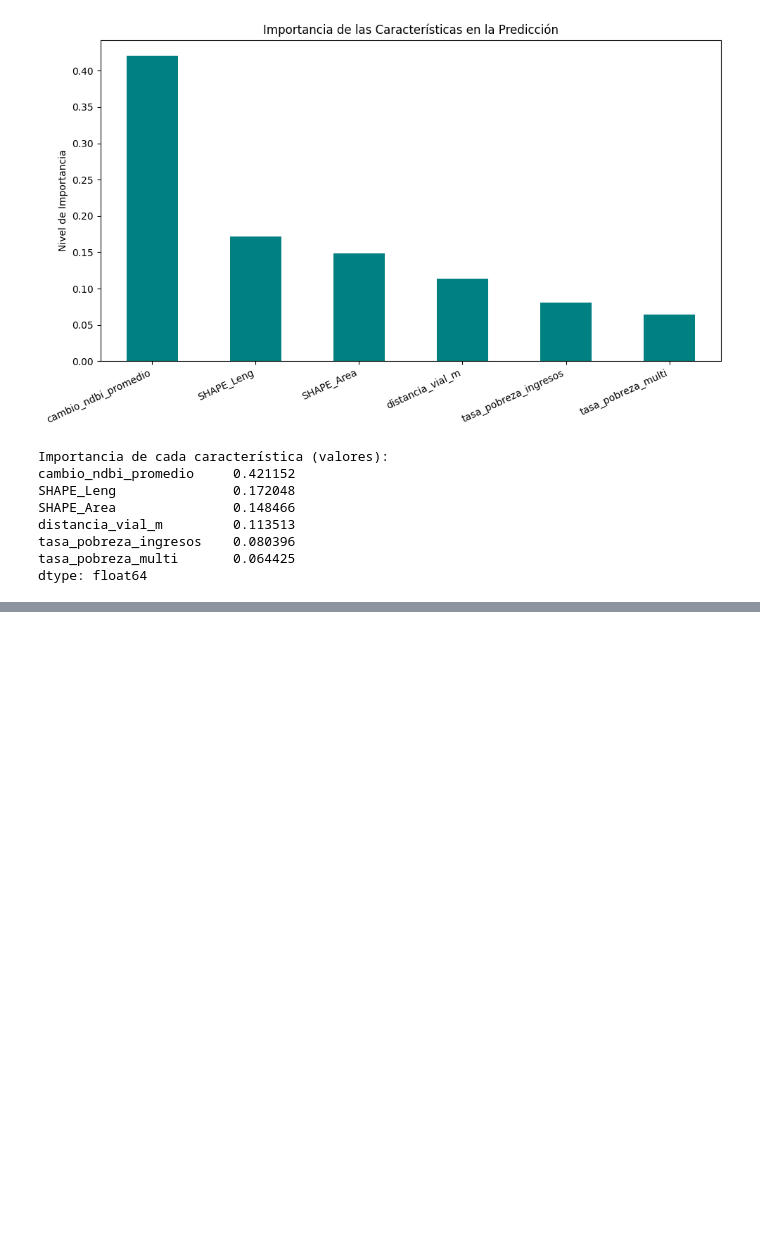
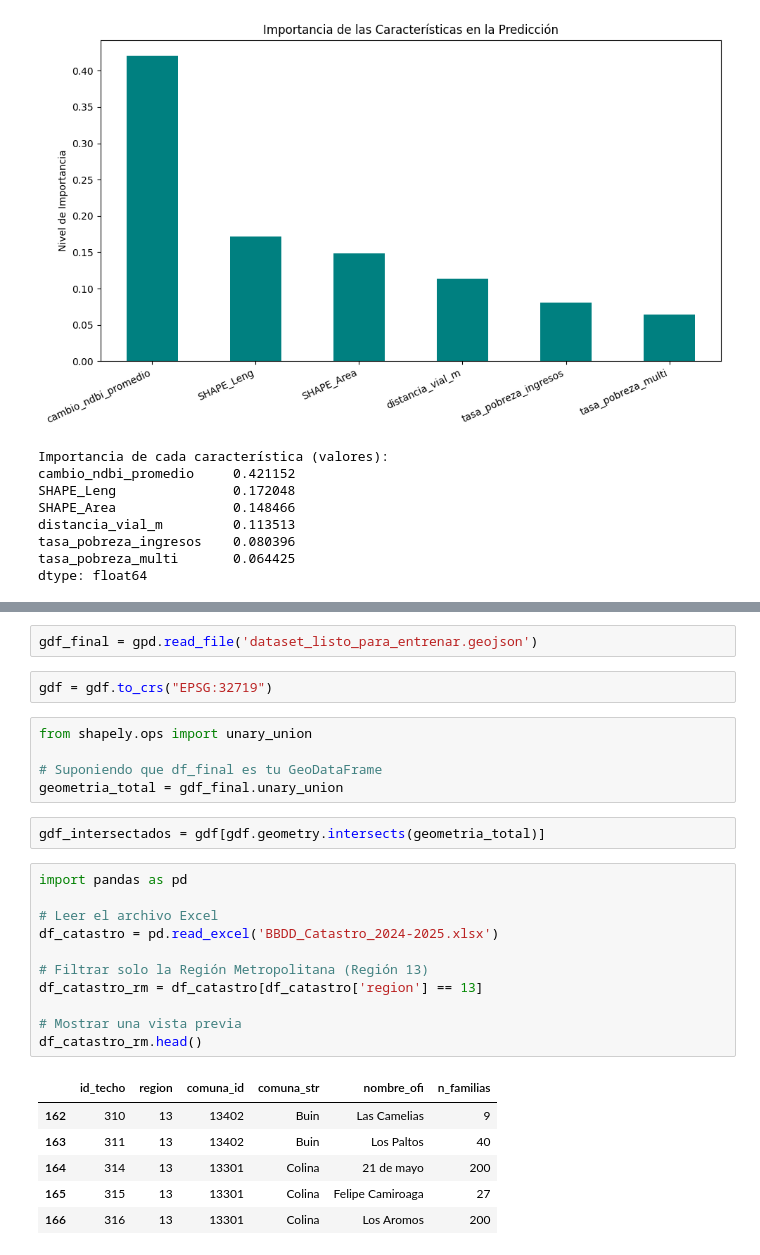
Before and after one commit to Mardones567/Proyecto_geo, a Jupyter notebook: preprocesaminto.ipynb, the cells around one changed output, grey strips where cells are left out. Cells and saved outputs as stored; diff of their text form; blank space fills up the shorter version.

```diff
--- a/preprocesaminto.ipynb
+++ b/preprocesaminto.ipynb
@@ -999,0 +1023,29 @@ dtype: float64
+# %%
+gdf_final = gpd.read_file('dataset_listo_para_entrenar.geojson')
+# %%
+gdf = gdf.to_crs("EPSG:32719")
+# %%
+from shapely.ops import unary_union
+
+# Suponiendo que df_final es tu GeoDataFrame
+geometria_total = gdf_final.unary_union
+# %%
+gdf_intersectados = gdf[gdf.geometry.intersects(geometria_total)]
+# %%
+import pandas as pd
+
+# Leer el archivo Excel
+df_catastro = pd.read_excel('BBDD_Catastro_2024-2025.xlsx')
+
+# Filtrar solo la Región Metropolitana (Región 13)
+df_catastro_rm = df_catastro[df_catastro['region'] == 13]
+
+# Mostrar una vista previa
+df_catastro_rm.head()
+# %% [output]
+|  | id_techo | region | comuna_id | comuna_str | nombre_ofi | n_familias |
+| 162 | 310 | 13 | 13402 | Buin | Las Camelias | 9 |
+| 163 | 311 | 13 | 13402 | Buin | Los Paltos | 40 |
+| 164 | 314 | 13 | 13301 | Colina | 21 de mayo | 200 |
+| 165 | 315 | 13 | 13301 | Colina | Felipe Camiroaga | 27 |
+| 166 | 316 | 13 | 13301 | Colina | Los Aromos | 200 |
```
Also changed, not shown: parts of 3 cells of this notebook, 1 other file.
